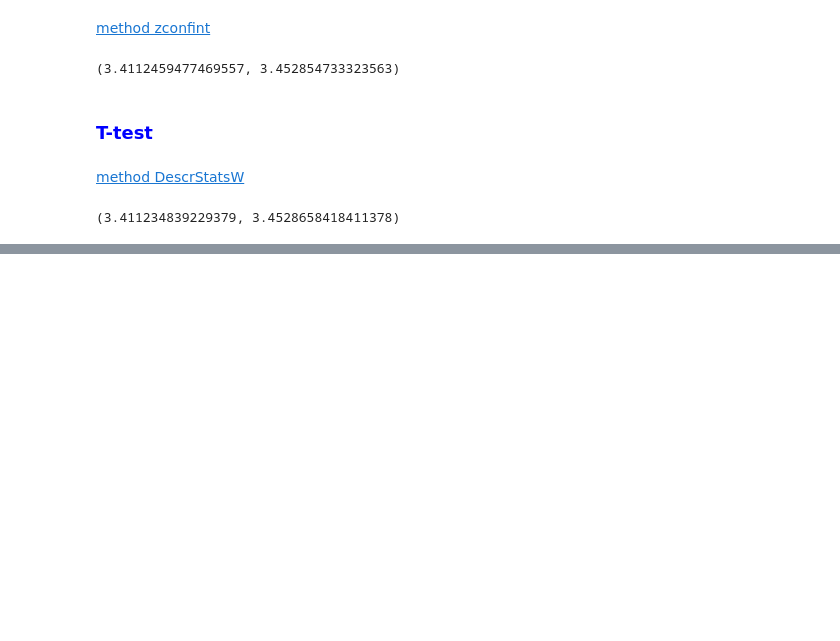
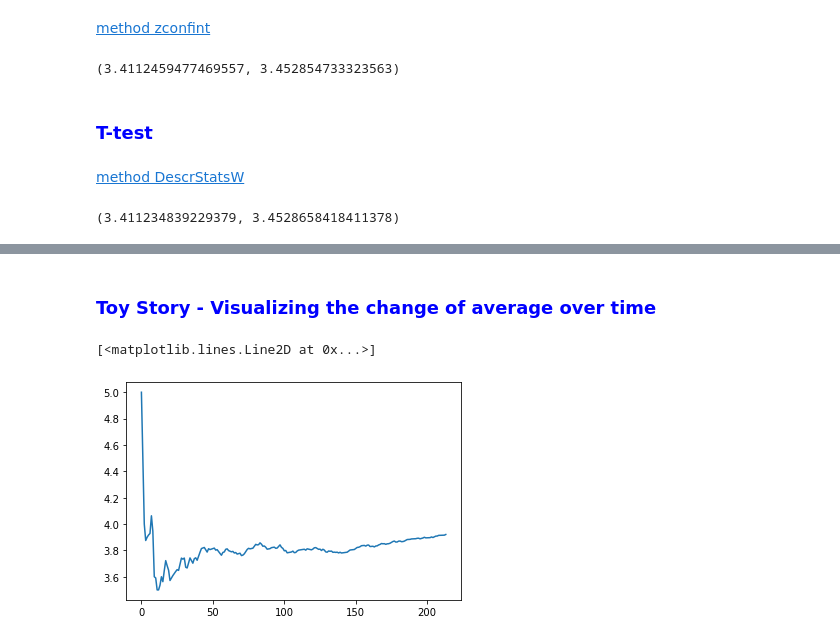
Before and after one commit to Gabriel-limadev/data_science_study, a Jupyter notebook: 9 - Data Science: testes estatísticos com Python/course_files/sample_tests.ipynb, the cells around one changed output, grey strips where cells are left out. Cells and saved outputs as stored; diff of their text form; code cells hidden in the pictures; blank space fills up the shorter version.

Commit message:
Small sample problems

```diff
--- a/9 - Data Science: testes estatísticos com Python/course_files/sample_tests.ipynb
+++ b/9 - Data Science: testes estatísticos com Python/course_files/sample_tests.ipynb
@@ -174,0 +263,11 @@ d1.tconfint_mean()
+# %% [markdown]
+### <font color='blue' style='font-size: 30px;'>Toy Story - Visualizing the change of average over time</font>
+# %%
+temp = notes1.sample(frac = 1, random_state = 75241)['rating']
+
+medias = [temp[0: i].mean() for i in range(1, len(temp))]
+
+plt.plot(medias)
+# %% [output]
+[<matplotlib.lines.Line2D at 0x...>]
+[figure, added]
```
Also changed, not shown: parts of 23 cells of this notebook.
